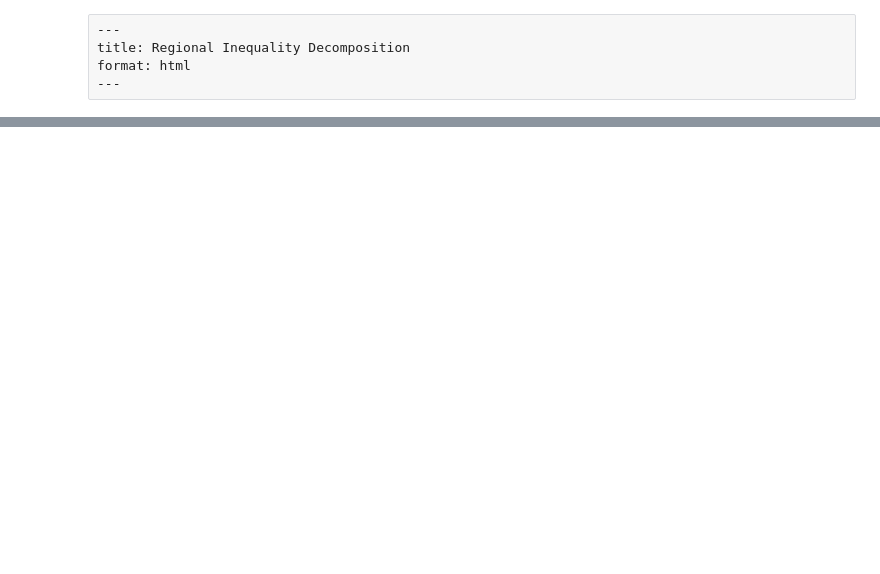
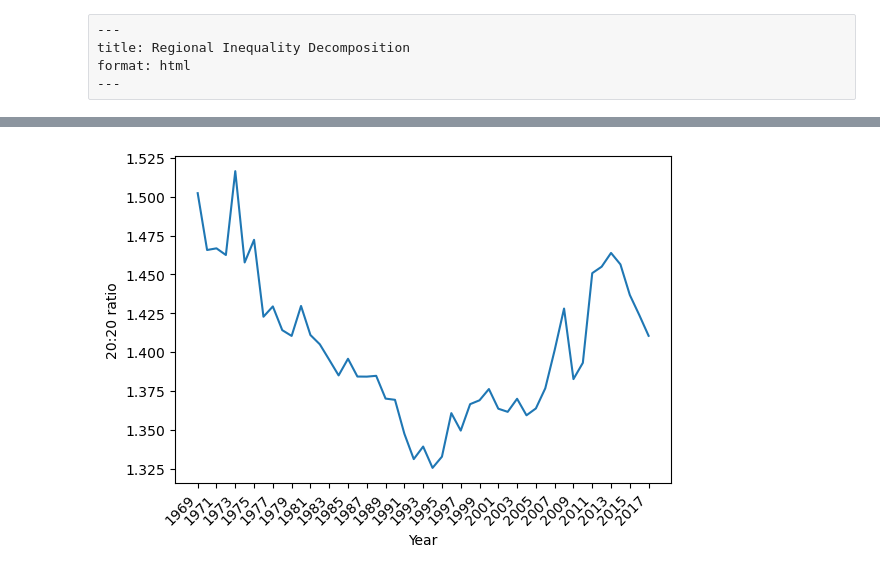
Before and after one commit to sjsrey/g584s24, a Jupyter notebook: week-06/spatialinequality.ipynb, the cells around one changed output, grey strips where cells are left out. Cells and saved outputs as stored; diff of their text form; code cells hidden in the pictures; blank space fills up the shorter version.

```diff
--- a/week-06/spatialinequality.ipynb
+++ b/week-06/spatialinequality.ipynb
@@ -192,0 +67,2 @@ df = pd.DataFrame(index=years, data={'T': td.T, 'BG': td.bg, 'WG': td.wg})
+# %%
+top20, bottom20 = pci_df["1969"].quantile([0.8, 0.2])
@@ -192,0 +73,27 @@ df = pd.DataFrame(index=years, data={'T': td.T, 'BG': td.bg, 'WG': td.wg})
+# %%
+def ineq_20_20(values):
+    top20, bottom20 = values.quantile([0.8, 0.2])
+    return top20 / bottom20
+
+
+# Generate range of strings from 1969 to 2018
+years = numpy.arange(1969, 2018).astype(str)
+# Compute 20:20 ratio for every year
+ratio_2020 = pci_df[years].apply(ineq_20_20, axis=0)
+# Plot evolution of 20:20 ratio
+ax = plt.plot(years, ratio_2020)
+
+# Grab figure generated in the plot
+figure = plt.gcf()
+# Replace tick labels with every other year
+plt.xticks(years[::2])
+# Set vertical label
+plt.ylabel("20:20 ratio")
+# Set horizontal label
+plt.xlabel("Year")
+# Rotate year labels
+figure.autofmt_xdate(rotation=45)
+
+plt.show()
+# %% [output]
+[figure, added]
```
Also changed, not shown: parts of 88 cells of this notebook, 35 other files.
